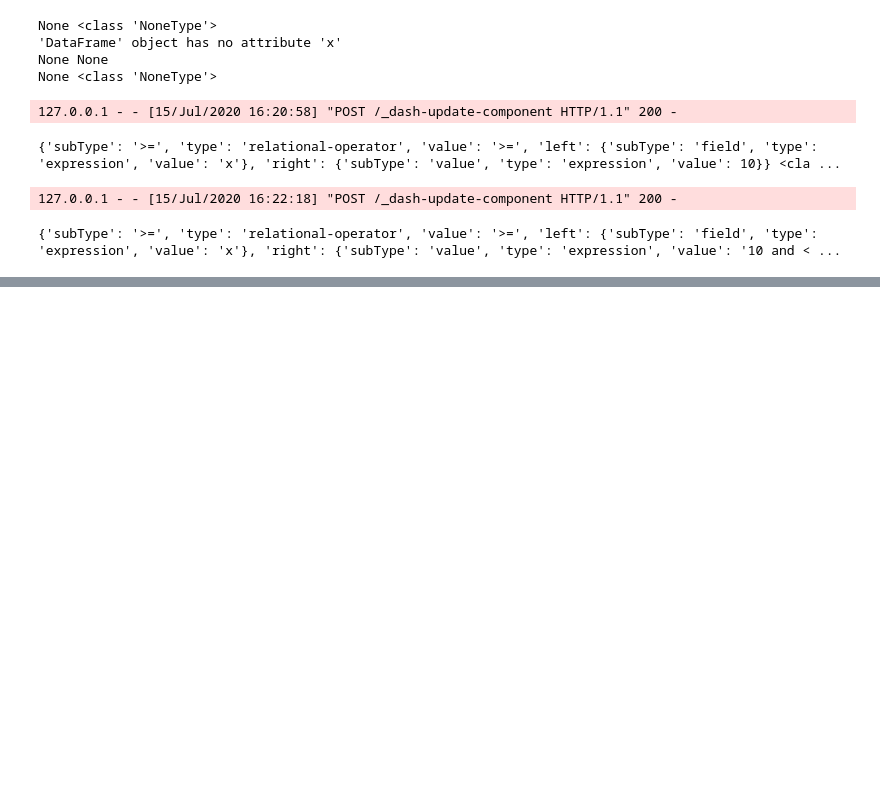
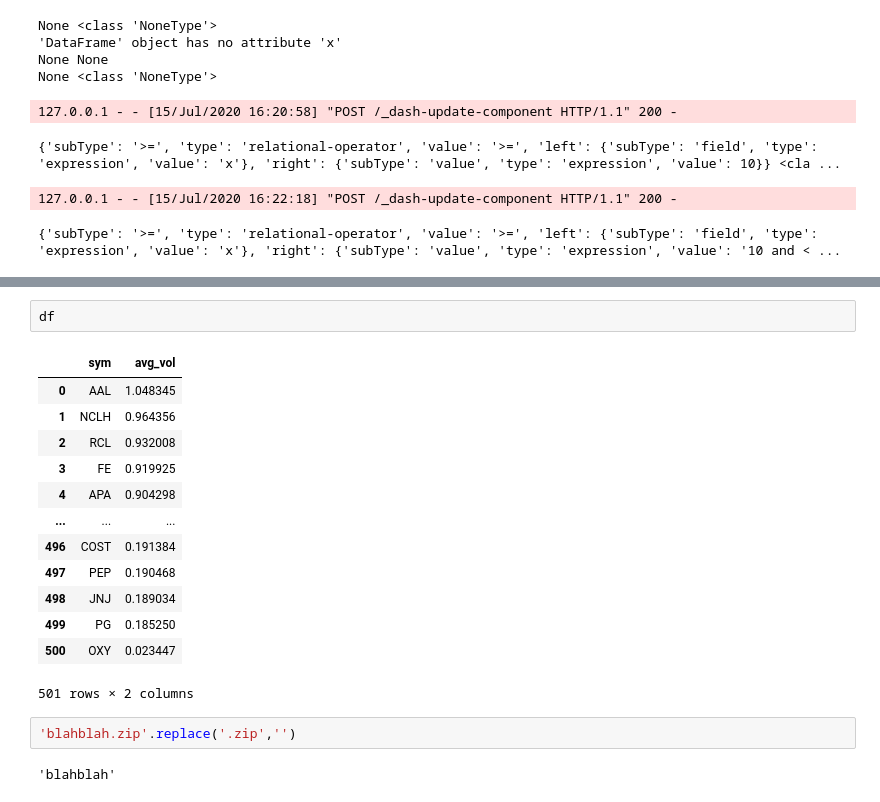
Before and after one commit to bgithub1/barchartacs, a Jupyter notebook: barchartacs/Untitled.ipynb, the cells around one changed output, grey strips where cells are left out. Cells and saved outputs as stored; diff of their text form; blank space fills up the shorter version.

```diff
--- a/barchartacs/Untitled.ipynb
+++ b/barchartacs/Untitled.ipynb
@@ -163,0 +257,20 @@ None <class 'NoneType'>
+# %%
+df
+# %% [output]
+|  | sym | avg_vol |
+| 0 | AAL | 1.048345 |
+| 1 | NCLH | 0.964356 |
+| 2 | RCL | 0.932008 |
+| 3 | FE | 0.919925 |
+| 4 | APA | 0.904298 |
+| ... | ... | ... |
+| 496 | COST | 0.191384 |
+| 497 | PEP | 0.190468 |
+| 498 | JNJ | 0.189034 |
+| 499 | PG | 0.185250 |
+| 500 | OXY | 0.023447 |
+501 rows × 2 columns
+# %%
+'blahblah.zip'.replace('.zip','')
+# %% [output]
+'blahblah'
```
Also changed, not shown: parts of 10 cells of this notebook, 2 other files.
